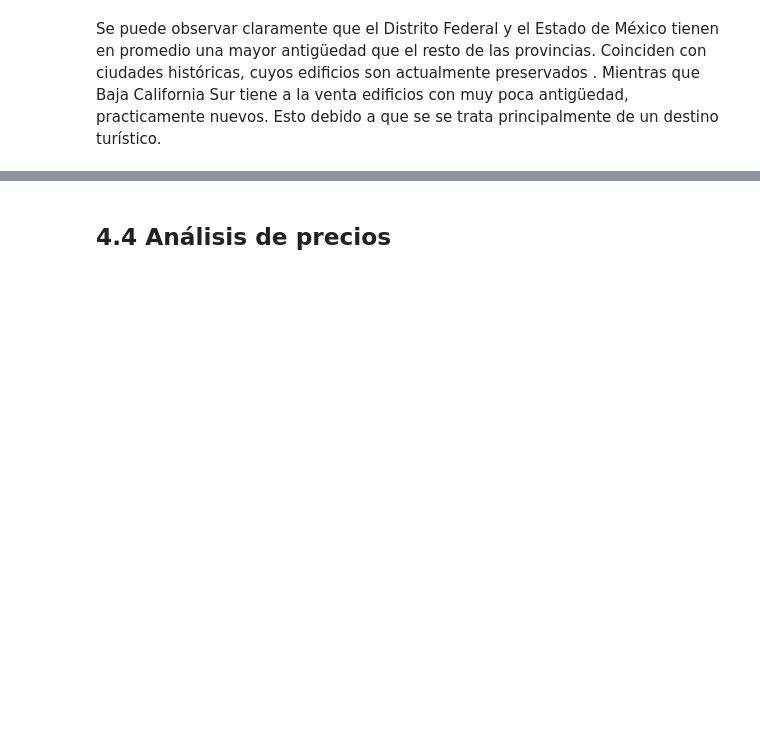
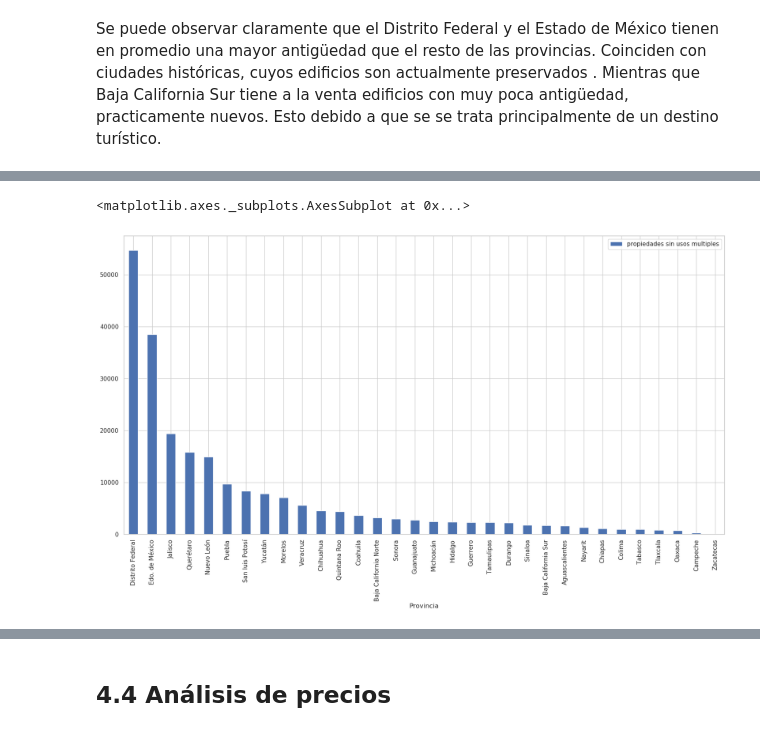
Before and after one commit to tomasSabao/TP1-OrganizacionDeDatos, a Jupyter notebook: TP1.ipynb, the cells around one changed output, grey strips where cells are left out. Saved outputs shown, nothing was run; the diff lists cells and outputs as text; code cells hidden in the pictures; blank space fills up the shorter version.

```diff
--- a/TP1.ipynb
+++ b/TP1.ipynb
@@ -415,0 +480,6 @@ Se puede observar claramente que el Distrito Federal y el Estado de México tien
+# %%
+para_mostrar=df_sinusosmultiples_porprovincia
+para_mostrar.plot.bar(x='Provincia')
+# %% [output]
+<matplotlib.axes._subplots.AxesSubplot at 0x...>
+[figure, added]
```
Also changed, not shown: parts of 107 cells of this notebook.
